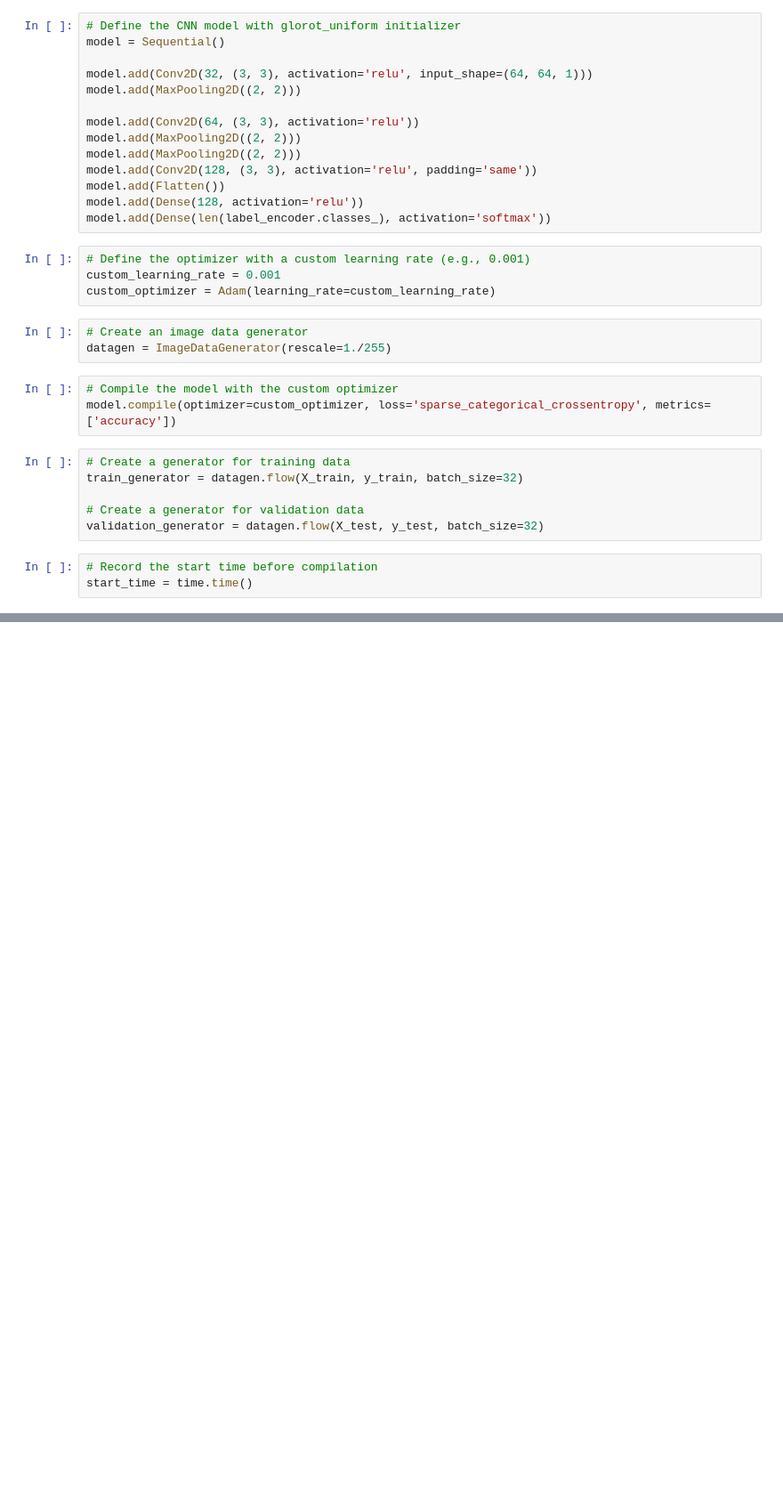
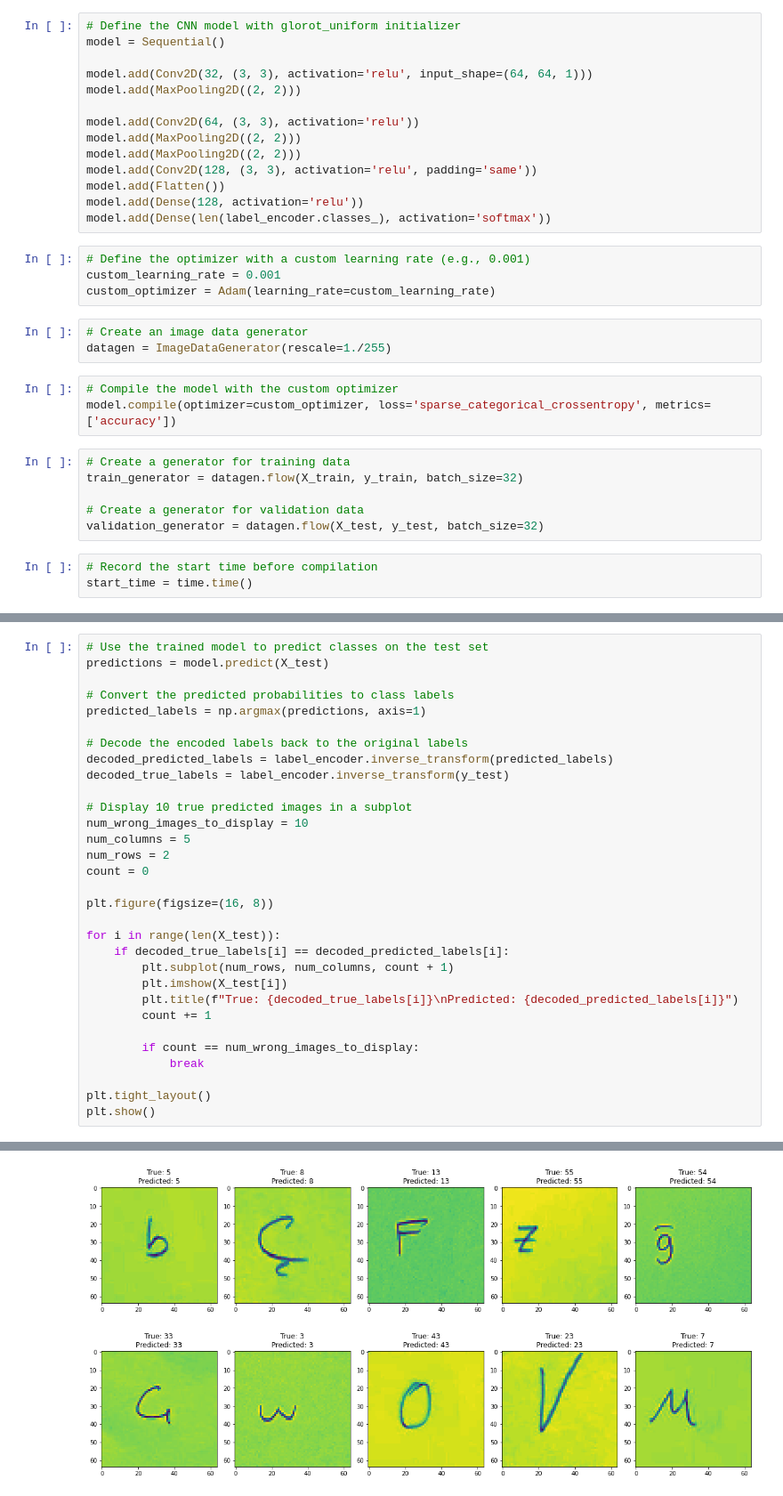
Before and after one commit to beyzanurkeskin/Handwritten-Letter-and-Person-Recognition-Project, a Jupyter notebook: person_convolution3layers.ipynb, the cells around one changed output, grey strips where cells are left out. Shown: that part at 89% size. Drawn from its saved outputs; the diff is of its cells as text; blank space fills up the shorter version.

```diff
--- a/person_convolution3layers.ipynb
+++ b/person_convolution3layers.ipynb
@@ -136,0 +148,32 @@ plt.show()
+# %%
+# Use the trained model to predict classes on the test set
+predictions = model.predict(X_test)
+
+# Convert the predicted probabilities to class labels
+predicted_labels = np.argmax(predictions, axis=1)
+
+# Decode the encoded labels back to the original labels
+decoded_predicted_labels = label_encoder.inverse_transform(predicted_labels)
+decoded_true_labels = label_encoder.inverse_transform(y_test)
+
+# Display 10 true predicted images in a subplot
+num_wrong_images_to_display = 10
+num_columns = 5
+num_rows = 2
+count = 0
+
+plt.figure(figsize=(16, 8))
+
+for i in range(len(X_test)):
+    if decoded_true_labels[i] == decoded_predicted_labels[i]:
+        plt.subplot(num_rows, num_columns, count + 1)
+        plt.imshow(X_test[i])
+        plt.title(f"True: {decoded_true_labels[i]}\nPredicted: {decoded_predicted_labels[i]}")
+        count += 1
+
+        if count == num_wrong_images_to_display:
+            break
+
+plt.tight_layout()
+plt.show()
+# %% [output]
@@ -136,0 +181 @@ plt.show()
+[figure, added]
```
Also changed, not shown: parts of 10 cells of this notebook.
